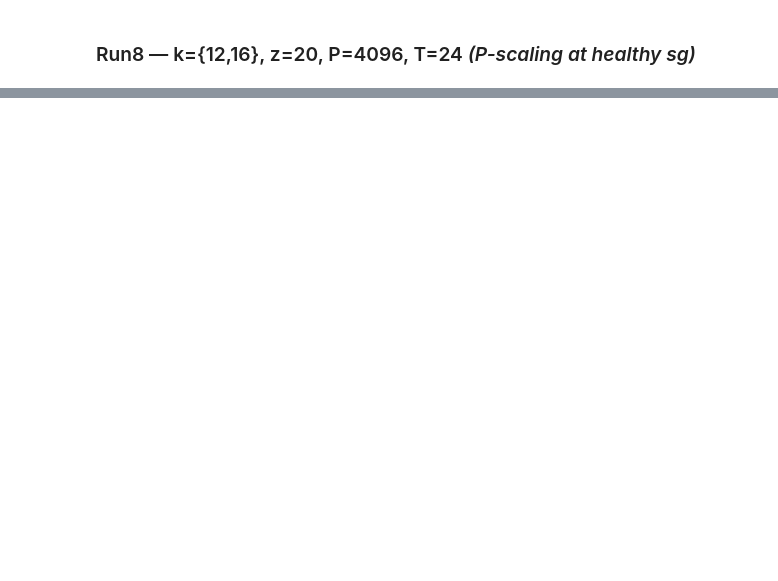
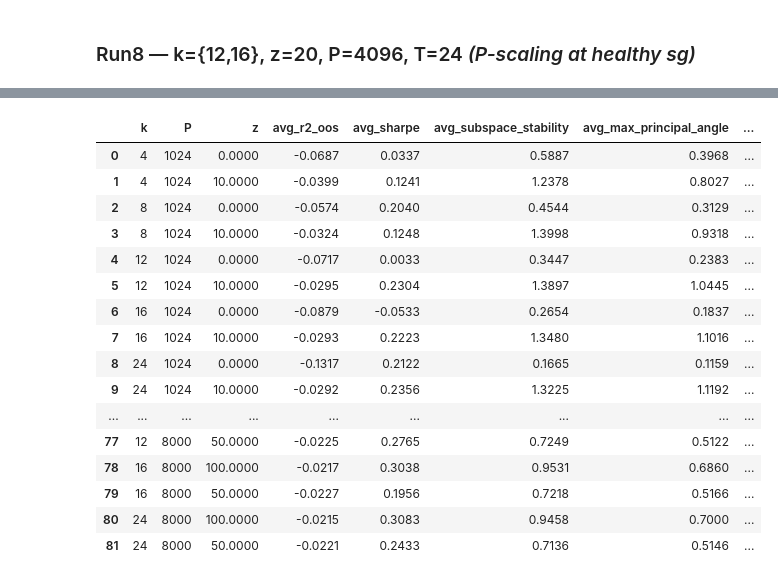
Before and after one commit to ItachiUchiha729/TheVirtueOfComplexity_PaperReplication_Experimentation, a Jupyter notebook: notebooks/experimentation_IPCA_rff.ipynb, the cells around one changed output, grey strips where cells are left out. Drawn from its saved outputs; the diff is of its cells as text; code cells hidden in the pictures; blank space fills up the shorter version.

```diff
--- a/notebooks/experimentation_IPCA_rff.ipynb
+++ b/notebooks/experimentation_IPCA_rff.ipynb
@@ -1697,0 +2360,88 @@ display(results_rff_df)
+# %%
+import pandas as pd
+import numpy as np
+from pathlib import Path
+
+# ── 1. Load the logged results (Runs 1–10, 49 rows) ──────────────────────────
+ROOT_DIR = Path("..")
+log_df = pd.read_parquet(ROOT_DIR / "cache" / "results_rff_log.parquet")
+
+# ── 2. New per-run results not yet logged to parquet ──────────────────────────
+cols = [
+    "k", "P", "z", "run_label",
+    "avg_r2_oos", "avg_sharpe", "avg_subspace_stability",
+    "avg_max_principal_angle", "avg_mean_principal_angle",
+    "avg_geodesic_accel", "avg_erank", "avg_erank_collapse", "avg_spectral_gap",
+]
+
+new_data = [
+    # Run11a — k={8,16}, P=1024, z={0,10,20,50}
+    ( 8, 1024,  0.0, "Run11a", -0.043253,  0.173987, 0.432091, 0.290397, 0.068076, 0.094777,  6.483162, 0.004789, 0.123801),
+    ( 8, 1024, 10.0, "Run11a", -0.025977,  0.225183, 0.892737, 0.565022, 0.171611, 0.195868,  7.624488, 0.000000, 0.386694),
+    ( 8, 1024, 20.0, "Run11a", -0.026424,  0.076923, 1.106930, 0.651555, 0.225930, 0.157386,  7.761711, 0.000000, 0.484364),
+    ( 8, 1024, 50.0, "Run11a", -0.025459,  0.107487, 1.305106, 0.756775, 0.275683, 0.187245,  7.794596, 0.000000, 0.521718),
+    (16, 1024,  0.0, "Run11a", -0.054048,  0.145245, 0.265427, 0.182086, 0.020536, 0.064722, 10.040398, 0.056513, 0.013109),
+    (16, 1024, 10.0, "Run11a", -0.024450,  0.180271, 0.831223, 0.576320, 0.083812, 0.224845, 12.807839, 0.000000, 0.058621),
+    (16, 1024, 20.0, "Run11a", -0.023861,  0.224426, 1.097350, 0.748039, 0.124745, 0.301335, 13.867329, 0.002874, 0.120313),
+    (16, 1024, 50.0, "Run11a", -0.023250,  0.251982, 1.499874, 0.957369, 0.184581, 0.233587, 14.646912, 0.007663, 0.254532),
+    # Run11b — k={20,28,32}, P=6000, z={0,10,20}
+    (20, 6000,  0.0, "Run11b", -0.062825,  0.084933, 0.089372, 0.062058, 0.004535, 0.022135, 11.256407, 0.083333, 3.227031e-03),
+    (20, 6000, 10.0, "Run11b", -0.022391,  0.296530, 0.411029, 0.286152, 0.025358, 0.113614, 12.683253, 0.000958, 5.477980e-03),
+    (20, 6000, 20.0, "Run11b", -0.022222,  0.266937, 0.550187, 0.387583, 0.034801, 0.149173, 13.130887, 0.001916, 7.162304e-03),
+    (28, 6000,  0.0, "Run11b", -0.103037,  0.122190, 0.051709, 0.036082, 0.001777, 0.012962, 12.652044, 0.883142, 1.004277e-19),
+    (28, 6000, 10.0, "Run11b", -0.022888,  0.233650, 0.398710, 0.277577, 0.017927, 0.107615, 14.390327, 0.243295, 1.210849e-19),
+    (28, 6000, 20.0, "Run11b", -0.022153,  0.287607, 0.545588, 0.385334, 0.024880, 0.158572, 14.753550, 0.149425, 1.142121e-19),
+    (32, 6000,  0.0, "Run11b", -0.131510,  0.008640, 0.036884, 0.025825, 0.001068, 0.011559, 13.097060, 0.996169, 0.000000e+00),
+    (32, 6000, 10.0, "Run11b", -0.022943,  0.164853, 0.395726, 0.275572, 0.015578, 0.115179, 14.977114, 0.936782, 0.000000e+00),
+    (32, 6000, 20.0, "Run11b", -0.022130,  0.230603, 0.543139, 0.384319, 0.021683, 0.160145, 15.288557, 0.814176, 0.000000e+00),
+    # Run12 — k={12,16,24}, P=8000, z={0,10}
+    (12, 8000,  0.0, "Run12", -0.040362,  0.212520, 0.126478, 0.087179, 0.010944, 0.032692,  8.560354, 0.053640, 0.042940),
+    (12, 8000, 10.0, "Run12", -0.023201,  0.200562, 0.376820, 0.260259, 0.036777, 0.091061,  9.450363, 0.000000, 0.068078),
+    (16, 8000,  0.0, "Run12", -0.049475,  0.172739, 0.097288, 0.067281, 0.006244, 0.022361, 10.129745, 0.068008, 0.013498),
+    (16, 8000, 10.0, "Run12", -0.022934,  0.273638, 0.369896, 0.256053, 0.027666, 0.095828, 11.277965, 0.000000, 0.023356),
+    (24, 8000,  0.0, "Run12", -0.073184,  0.255498, 0.059026, 0.041117, 0.002402, 0.015892, 11.969841, 0.380268, 0.000161),
+    (24, 8000, 10.0, "Run12", -0.022089,  0.328677, 0.360324, 0.249800, 0.018497, 0.101114, 13.630097, 0.026820, 0.000298),
+    # Run13 — k={20,28}, P=8000, z={0,10}
+    (20, 8000,  0.0, "Run13", -0.062689,  0.044308, 0.077712, 0.053978, 0.003890, 0.021497, 11.296383, 0.103448, 3.429828e-03),
+    (20, 8000, 10.0, "Run13", -0.023129,  0.222971, 0.365007, 0.253381, 0.022174, 0.095427, 12.690983, 0.000958, 5.371326e-03),
+    (28, 8000,  0.0, "Run13", -0.097559, -0.005863, 0.045647, 0.031880, 0.001546, 0.011913, 12.628636, 0.850575, 8.742610e-20),
+    (28, 8000, 10.0, "Run13", -0.022291,  0.309833, 0.358857, 0.249520, 0.015868, 0.097324, 14.288102, 0.279693, 8.735904e-20),
+    # Run14 — k={12,16,24}, P=8000, z={50,100}
+    (12, 8000, 100.0, "Run14", -0.022389,  0.284311, 0.955788, 0.663906, 0.120878, 0.268483, 10.919813, 0.000000, 0.215149),
+    (12, 8000,  50.0, "Run14", -0.022510,  0.276459, 0.724941, 0.512187, 0.078804, 0.184396, 10.217573, 0.000000, 0.125581),
+    (16, 8000, 100.0, "Run14", -0.021737,  0.303832, 0.953069, 0.685967, 0.090897, 0.271378, 13.301521, 0.000000, 0.080438),
+    (16, 8000,  50.0, "Run14", -0.022728,  0.195564, 0.721776, 0.516585, 0.059128, 0.187300, 12.266635, 0.000000, 0.041110),
+    (24, 8000, 100.0, "Run14", -0.021540,  0.308345, 0.945758, 0.700001, 0.059796, 0.273874, 15.940382, 0.027778, 0.000967),
+    (24, 8000,  50.0, "Run14", -0.022132,  0.243305, 0.713623, 0.514599, 0.039375, 0.194111, 14.651303, 0.023946, 0.000439),
+]
+
+new_df = pd.DataFrame(new_data, columns=cols)
+
+# ── 3. Align columns and combine ──────────────────────────────────────────────
+shared_cols = [c for c in log_df.columns if c in new_df.columns]
+combined = pd.concat([log_df[shared_cols], new_df[shared_cols]], ignore_index=True)
+
+# ── 4. Display ────────────────────────────────────────────────────────────────
+pd.set_option("display.max_rows", 200)
+pd.set_option("display.max_columns", 20)
+pd.set_option("display.float_format", "{:.4f}".format)
+pd.set_option("display.width", 160)
+combined
+# %% [output]
+|  | k | P | z | avg_r2_oos | avg_sharpe | avg_subspace_stability | avg_max_principal_angle | ... |
+| 0 | 4 | 1024 | 0.0000 | -0.0687 | 0.0337 | 0.5887 | 0.3968 | ... |
+| 1 | 4 | 1024 | 10.0000 | -0.0399 | 0.1241 | 1.2378 | 0.8027 | ... |
+| 2 | 8 | 1024 | 0.0000 | -0.0574 | 0.2040 | 0.4544 | 0.3129 | ... |
+| 3 | 8 | 1024 | 10.0000 | -0.0324 | 0.1248 | 1.3998 | 0.9318 | ... |
+| 4 | 12 | 1024 | 0.0000 | -0.0717 | 0.0033 | 0.3447 | 0.2383 | ... |
+| 5 | 12 | 1024 | 10.0000 | -0.0295 | 0.2304 | 1.3897 | 1.0445 | ... |
+| 6 | 16 | 1024 | 0.0000 | -0.0879 | -0.0533 | 0.2654 | 0.1837 | ... |
+| 7 | 16 | 1024 | 10.0000 | -0.0293 | 0.2223 | 1.3480 | 1.1016 | ... |
+| 8 | 24 | 1024 | 0.0000 | -0.1317 | 0.2122 | 0.1665 | 0.1159 | ... |
+| 9 | 24 | 1024 | 10.0000 | -0.0292 | 0.2356 | 1.3225 | 1.1192 | ... |
+| ... | ... | ... | ... | ... | ... | ... | ... | ... |
+| 77 | 12 | 8000 | 50.0000 | -0.0225 | 0.2765 | 0.7249 | 0.5122 | ... |
+| 78 | 16 | 8000 | 100.0000 | -0.0217 | 0.3038 | 0.9531 | 0.6860 | ... |
+| 79 | 16 | 8000 | 50.0000 | -0.0227 | 0.1956 | 0.7218 | 0.5166 | ... |
+| 80 | 24 | 8000 | 100.0000 | -0.0215 | 0.3083 | 0.9458 | 0.7000 | ... |
+| 81 | 24 | 8000 | 50.0000 | -0.0221 | 0.2433 | 0.7136 | 0.5146 | ... |
```
Also changed, not shown: parts of 74 cells of this notebook, 28 other files.
